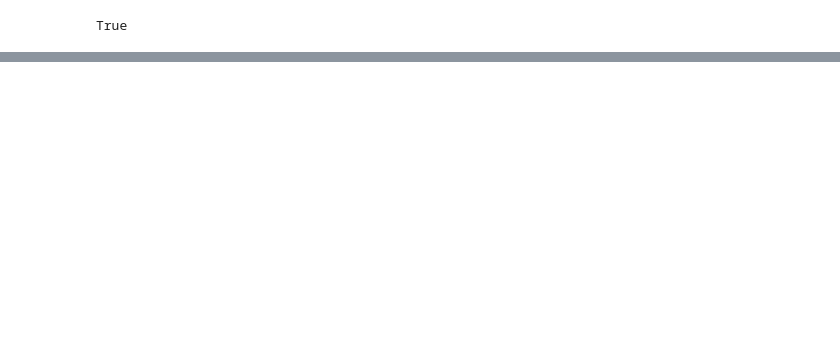
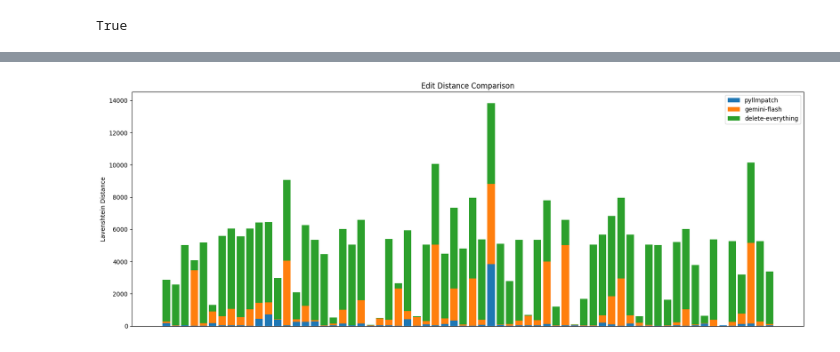
Before and after one commit to nsakib1017/pyllmpatch, a Jupyter notebook: utils/dataset_helpers/edit_distance_drift_result_plotter.ipynb, the cells around one changed output, grey strips where cells are left out. Saved outputs shown, nothing was run; the diff lists cells and outputs as text; code cells hidden in the pictures; blank space fills up the shorter version.

```diff
--- a/utils/dataset_helpers/edit_distance_drift_result_plotter.ipynb
+++ b/utils/dataset_helpers/edit_distance_drift_result_plotter.ipynb
@@ -186,16 +191,16 @@ df_merged = df_results.merge(
 
 df_merged.dropna(
         subset=[
-            "d_lookup_vs_decompiled",
-            "d_lookup_vs_repaired",
-            "d_lookup_vs_decompiled_cosine_distance",
-            "d_lookup_vs_repaired_cosine_distance",
+            "d_repaired_vs_decompiled",
+            # "d_lookup_vs_repaired",
+            "d_repaired_vs_decompiled_cosine_distance",
+            # "d_lookup_vs_repaired_cosine_distance",
         ],
         inplace=True,
     )
 
     # Compute percent-change metrics
-df_merged = compute_percent_changes(df_merged)
+# df_merged = compute_percent_changes(df_merged)
 
 # Cluster-based summary
 cluster_stats = summarize_by_cluster(df_merged, CLUSTER_COL)
@@ -228,0 +341,69 @@ print(cluster_stats)
+# %%
+df_plot = df_merged.copy()
+df_plot["model_norm"] = df_plot["model"].astype(str).str.strip().str.lower()
+df_plot["config_norm"] = df_plot["config"].astype(str).str.strip().str.lower()
+
+# rename qwen-32b -> pyllmpatch
+df_plot["model_norm"] = df_plot["model_norm"].replace({"qwen-32b": "pyllmpatch"})
+
+config2_values = {"config_2", "config2", "2"}
+models_to_plot = ["pyllmpatch", "gemini-flash", "delete-everything"]
+
+# hashes defined by pyllmpatch config 2
+selected_hashes_df = df_plot[
+    (df_plot["model_norm"] == "pyllmpatch") &
+    (df_plot["config_norm"].isin(config2_values))
+].copy()
+
+base_hashes = selected_hashes_df["file_hash"].drop_duplicates().tolist()
+
+# keep only those hashes and the three models
+subset = df_plot[
+    (df_plot["file_hash"].isin(base_hashes)) &
+    (df_plot["model_norm"].isin(models_to_plot))
+].copy()
+
+# keep only hashes that exist for all three models
+shared_hashes = set(base_hashes)
+for m in models_to_plot:
+    model_hashes = set(subset.loc[subset["model_norm"] == m, "file_hash"])
+    shared_hashes &= model_hashes
+
+# preserve original order from pyllmpatch config 2
+file_order = [h for h in base_hashes if h in shared_hashes]
+
+# one value per (file_hash, model)
+plot_df = (
+    subset[subset["file_hash"].isin(file_order)]
+    .groupby(["file_hash", "model_norm"], as_index=False)["d_repaired_vs_decompiled"]
+    .mean()
+    .pivot(index="file_hash", columns="model_norm", values="d_repaired_vs_decompiled")
+    .reindex(file_order)
+)
+
+# stacked bar plot
+plot_bar = plot_df.reindex(columns=models_to_plot).fillna(0)
+
+x = range(len(plot_bar.index))
+
+plt.figure(figsize=(max(12, len(plot_bar.index) * 0.25), 6))
+
+bottom = None
+for i, m in enumerate(models_to_plot):
+    values = plot_bar[m]
+
+    if i == 0:
+        plt.bar(x, values, label=m)
+        bottom = values.copy()
+    else:
+        plt.bar(x, values, bottom=bottom, label=m)
+        bottom = bottom + values
+
+plt.xticks([])
+plt.ylabel("Lavenshtein Distance")
+plt.title("Edit Distance Comparison")
+plt.legend()
+plt.tight_layout()
+plt.show()
+# %% [output]
+[figure, added]
```
Also changed, not shown: parts of 8 cells of this notebook, 3 other files.
